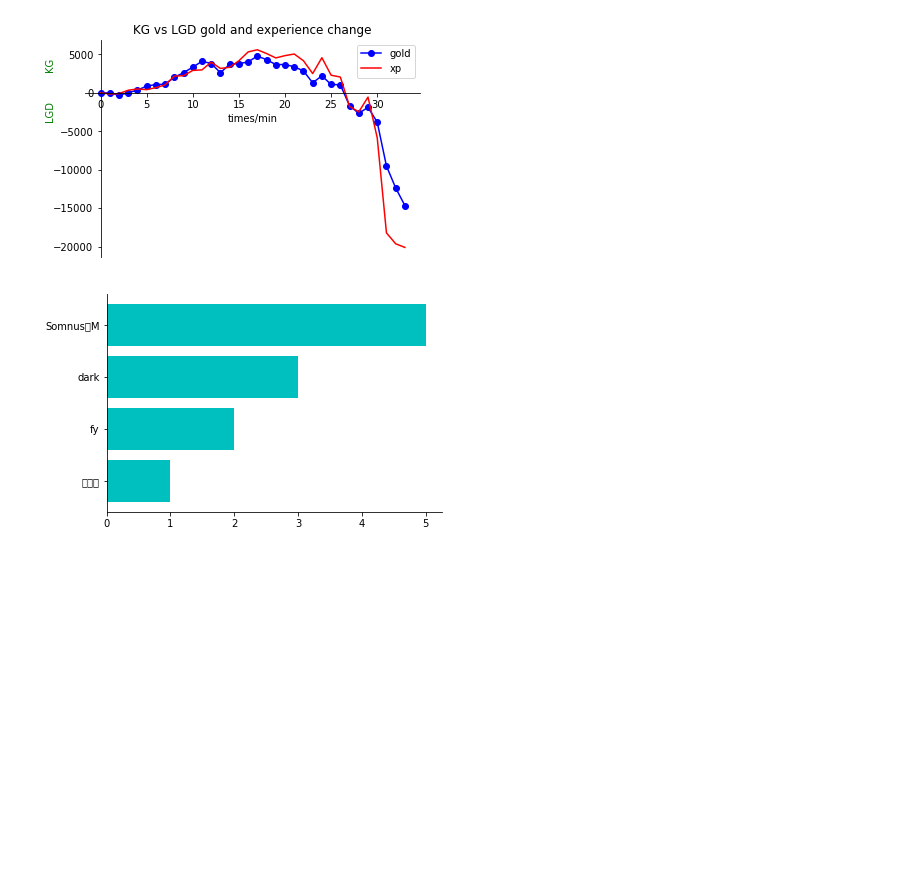
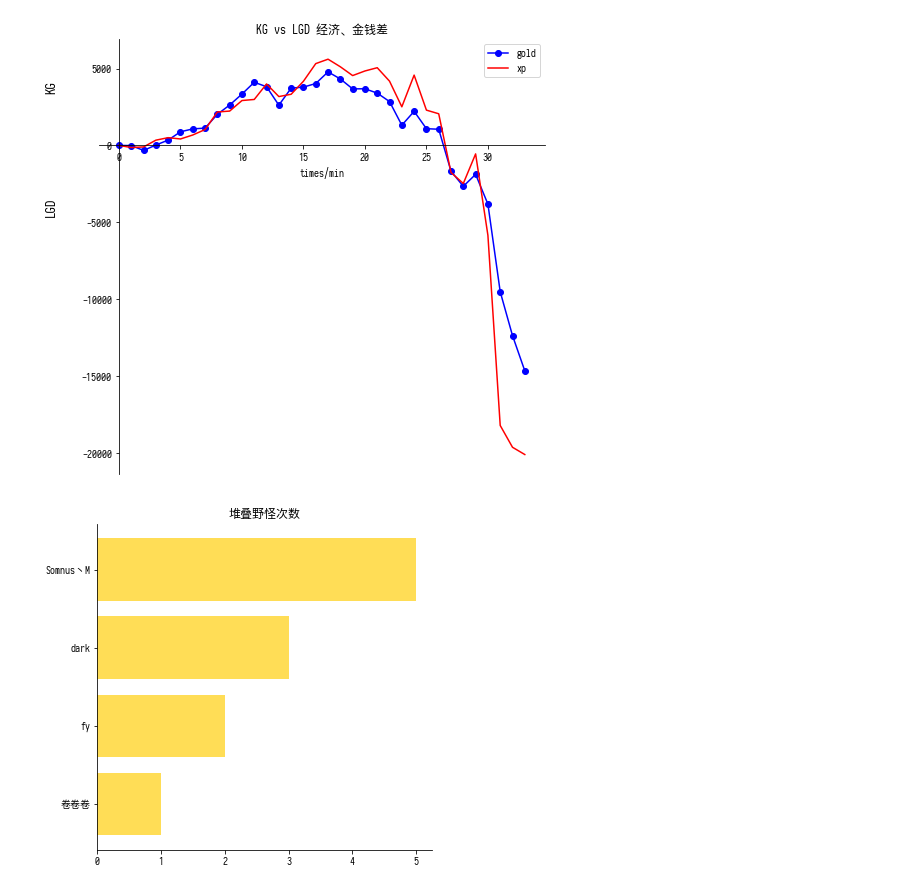
Before and after one commit to jiangliu2u/python_data_analysis, a Jupyter notebook: match_plot/LGD vs KG.ipynb, the cells around one changed output. Cells and saved outputs as stored; diff of their text form; code cells hidden in the pictures; blank space fills up the shorter version.

```diff
--- a/match_plot/LGD vs KG.ipynb
+++ b/match_plot/LGD vs KG.ipynb
@@ -8,28 +8,28 @@ data = requests.get("https://api.opendota.com/api/matches/3846746975").json()
 # %%
 gold_change = pd.Series(data['radiant_gold_adv'])
 xp = pd.Series(data['radiant_xp_adv'])
-fig = plt.figure()
+fig = plt.figure(figsize=(8,8))
 ax1 = fig.add_subplot(1,1,1)
 l1,=ax1.plot(gold_change.index,gold_change.values,color="b",marker='o')
 l2,=ax1.plot(xp.index,xp.values,color="r")
 ax1.spines['top'].set_color('none')#去除上边框线
 ax1.spines['right'].set_color('none')#去除右边框
 ax1.set_xlabel("times/min")
-ax1.text(-6,3600,"KG",rotation=90,fontsize=10,color='g')
-ax1.text(-6,-2000,"LGD",rotation=90,fontsize=10,color='g')
+ax1.text(-6,3600,"KG",rotation=90,fontsize=13,color='k')
+ax1.text(-6,-4000,"LGD",rotation=90,fontsize=13,color='k')
 ax1.spines['bottom'].set_position(('data', 0))
 ax1.spines['left'].set_position(('data', 0))
-ax1.set_title("KG vs LGD gold and experience change")
+ax1.set_title("KG vs LGD 经济、金钱差")
 ax1.legend(handles=[l1,l2],labels=["gold","xp"],loc='best')
 plt.show()
 # %% [output]
-[figure, old version]
+[figure, new version]
 # %%
 laye = {}#拉野
 for i in data["players"]:
     laye[i['name']]=i['camps_stacked']
 la = pd.Series(laye)
-fig2 = plt.figure()
+fig2 = plt.figure(figsize=(6,6))
 ax2 = fig2.add_subplot(111)
 a=la.sort_values(ascending=True)
 b=a[a.values>0]
@@ -39,7 +39,8 @@ ax2.spines['top'].set_color('none')#去除上边框线
 ax2.spines['right'].set_color('none')#去除右边框
 ax2.set_yticklabels(haha.values)
 ax2.set_yticks(haha.index)
-ax2.barh(haha.index,b.values,color='c')
+ax2.set_title("堆叠野怪次数")
+ax2.barh(haha.index,b.values,color='#ffdd56')
 plt.show()
 # %% [output]
-[figure, old version]
+[figure, new version]
```
Also changed, not shown: 1 other file.
